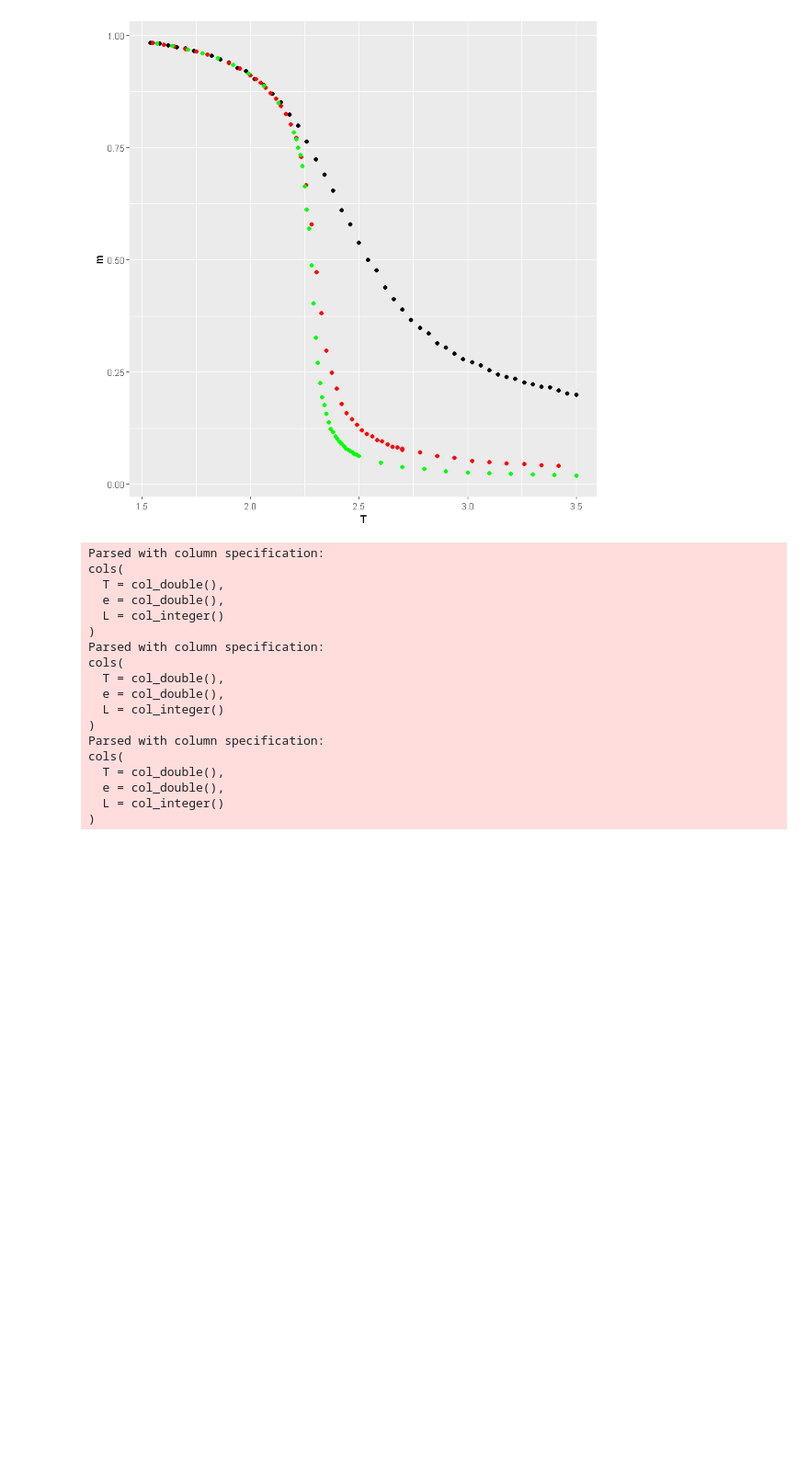
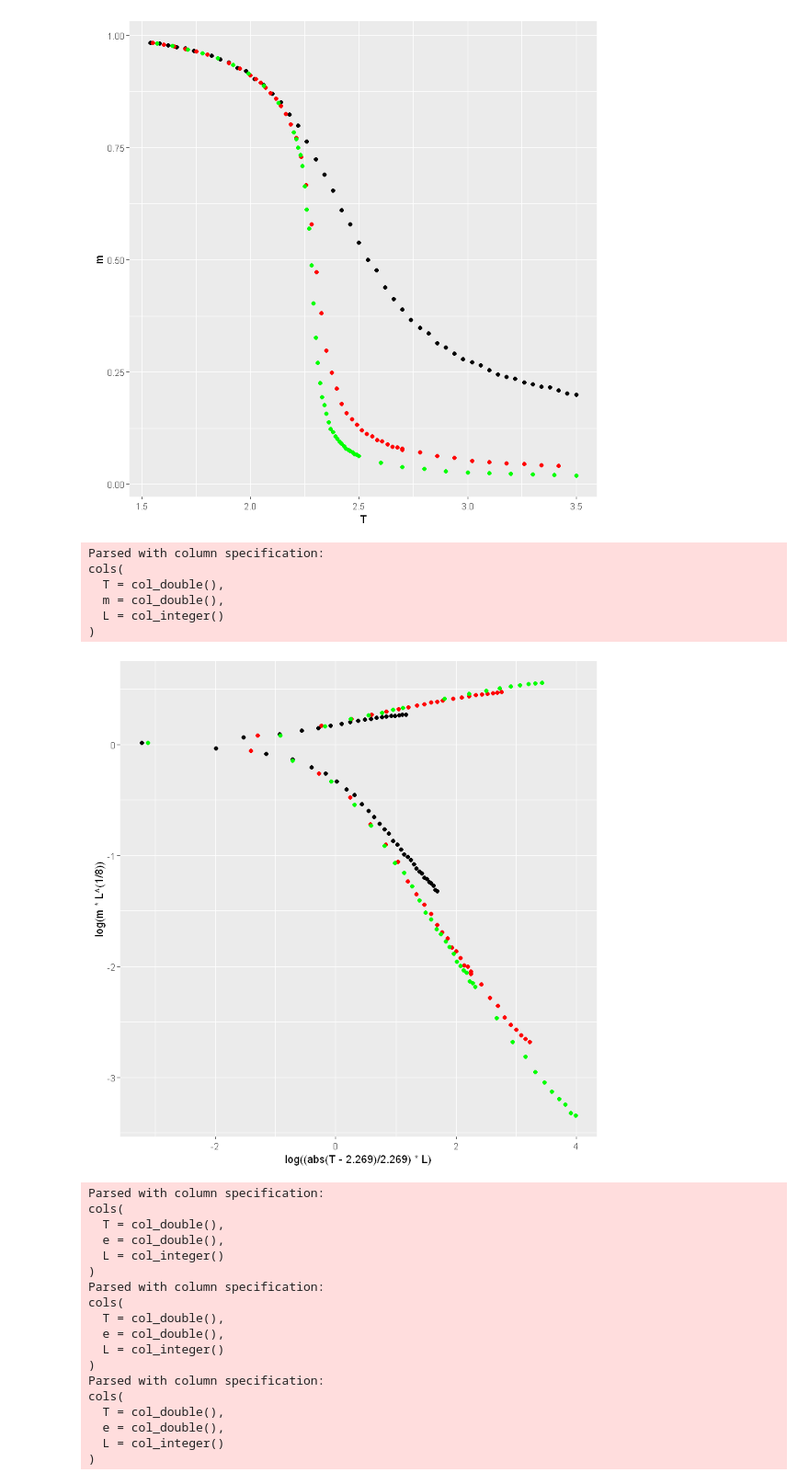
Before and after one commit to Squaess/StatisticalPhysics, a Jupyter notebook: ising_model/v2/magnetization.ipynb, the cells around one changed output. Shown: that part at 92% size. Saved outputs shown, nothing was run; the diff lists cells and outputs as text; code cells hidden in the pictures; blank space fills up the shorter version.

```diff
--- a/ising_model/v2/magnetization.ipynb
+++ b/ising_model/v2/magnetization.ipynb
@@ -41,6 +41,20 @@ cols(
   L = col_integer()
 )
 [figure]
+# %%
+fin10 <- read_csv("finite10.csv")
+ggplot() +
+geom_point(data = mag10, aes(log((abs(T - 2.269)/2.269 ) * L), log(m * L**(1/8)))) +
+geom_point(data = mag50, aes(log((abs(T - 2.269)/2.269 ) * L), log(m * L**(1/8))), color="red") +
+geom_point(data = mag100, aes(log((abs(T - 2.269)/2.269 ) * L), log(m * L**(1/8))), color="green")
+# %% [output]
+Parsed with column specification:
+cols(
+  T = col_double(),
+  m = col_double(),
+  L = col_integer()
+)
+[figure, added]
 # %%
 energ10 <- read_csv("ener10.csv")
 energ50 <- read_csv("ener50.csv")
```
Also changed, not shown: parts of 1 cell of this notebook, 23 other files.
